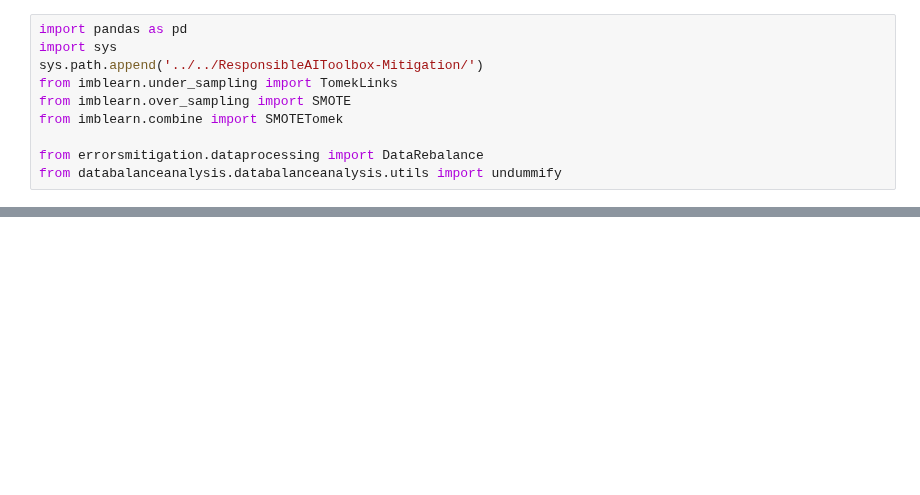
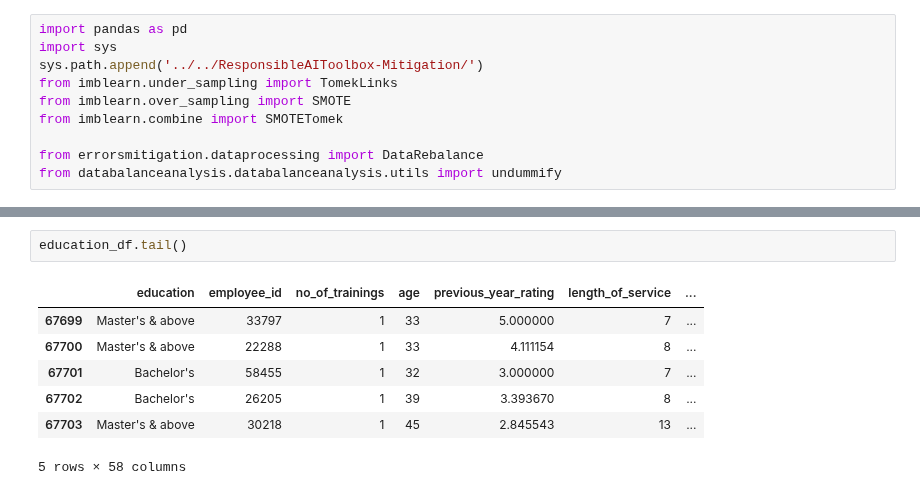
Before and after one commit to microsoft/responsible-ai-toolbox-mitigations, a Jupyter notebook: notebooks/data_balance_e2e.ipynb, the cells around one changed output, grey strips where cells are left out. Saved outputs shown, nothing was run; the diff lists cells and outputs as text; blank space fills up the shorter version.

```diff
--- a/notebooks/data_balance_e2e.ipynb
+++ b/notebooks/data_balance_e2e.ipynb
@@ -52,0 +119,10 @@ df['education'] = target
+# %%
+education_df.tail()
+# %% [output]
+|  | education | employee_id | no_of_trainings | age | previous_year_rating | length_of_service | ... |
+| 67699 | Master's & above | 33797 | 1 | 33 | 5.000000 | 7 | ... |
+| 67700 | Master's & above | 22288 | 1 | 33 | 4.111154 | 8 | ... |
+| 67701 | Bachelor's | 58455 | 1 | 32 | 3.000000 | 7 | ... |
+| 67702 | Bachelor's | 26205 | 1 | 39 | 3.393670 | 8 | ... |
+| 67703 | Master's & above | 30218 | 1 | 45 | 2.845543 | 13 | ... |
+5 rows × 58 columns
```
Also changed, not shown: parts of 42 cells of this notebook, 1 other file.
